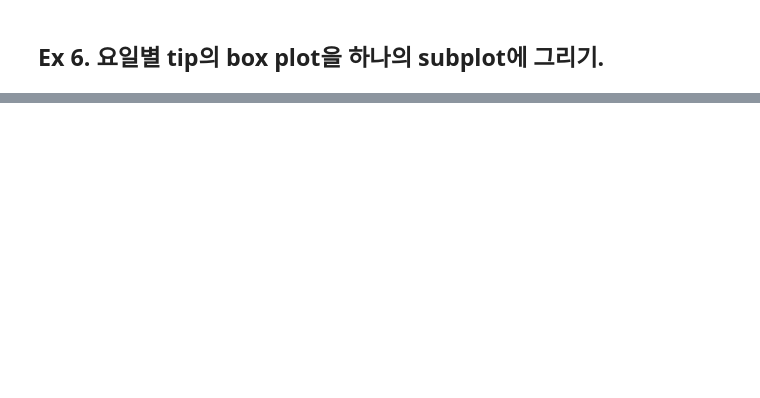
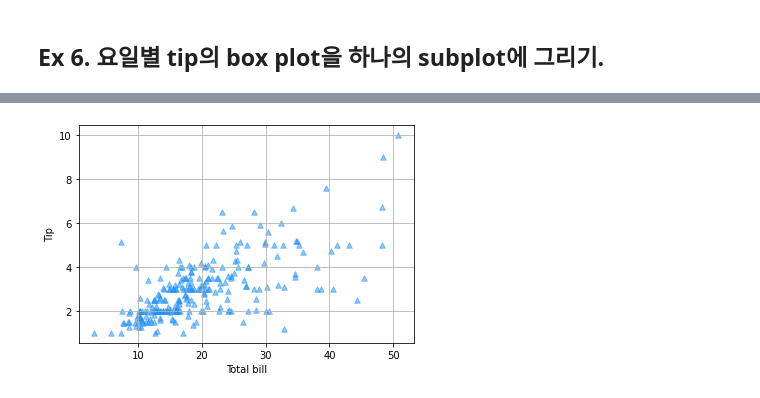
Before and after one commit to JakeOh/202208_itw_java134_lab_python, a Jupyter notebook: py21_matplotlib.ipynb, the cells around one changed output, grey strips where cells are left out. Drawn from its saved outputs; the diff is of its cells as text; code cells hidden in the pictures; blank space fills up the shorter version.

```diff
--- a/py21_matplotlib.ipynb
+++ b/py21_matplotlib.ipynb
@@ -420,0 +458,16 @@ plt.show()
+# %%
+# tip ~ total_bill
+plt.scatter(x=tips.total_bill, y=tips.tip,
+            alpha=0.5, c='dodgerblue', s=30, marker='^')
+#> alpha: 불투명도(0: 투명 ~ 1: 불투명)
+#> c: 마커(점)의 색깔(color)
+#> s: 마커 크기(size)
+#> marker: 마커 모양. 'o', '^', 'v', '*', 's', ...
+
+plt.xlabel('Total bill')
+plt.ylabel('Tip')
+plt.grid()
+
+plt.show()
+# %% [output]
+[figure, added]
```
Also changed, not shown: parts of 5 cells of this notebook.
